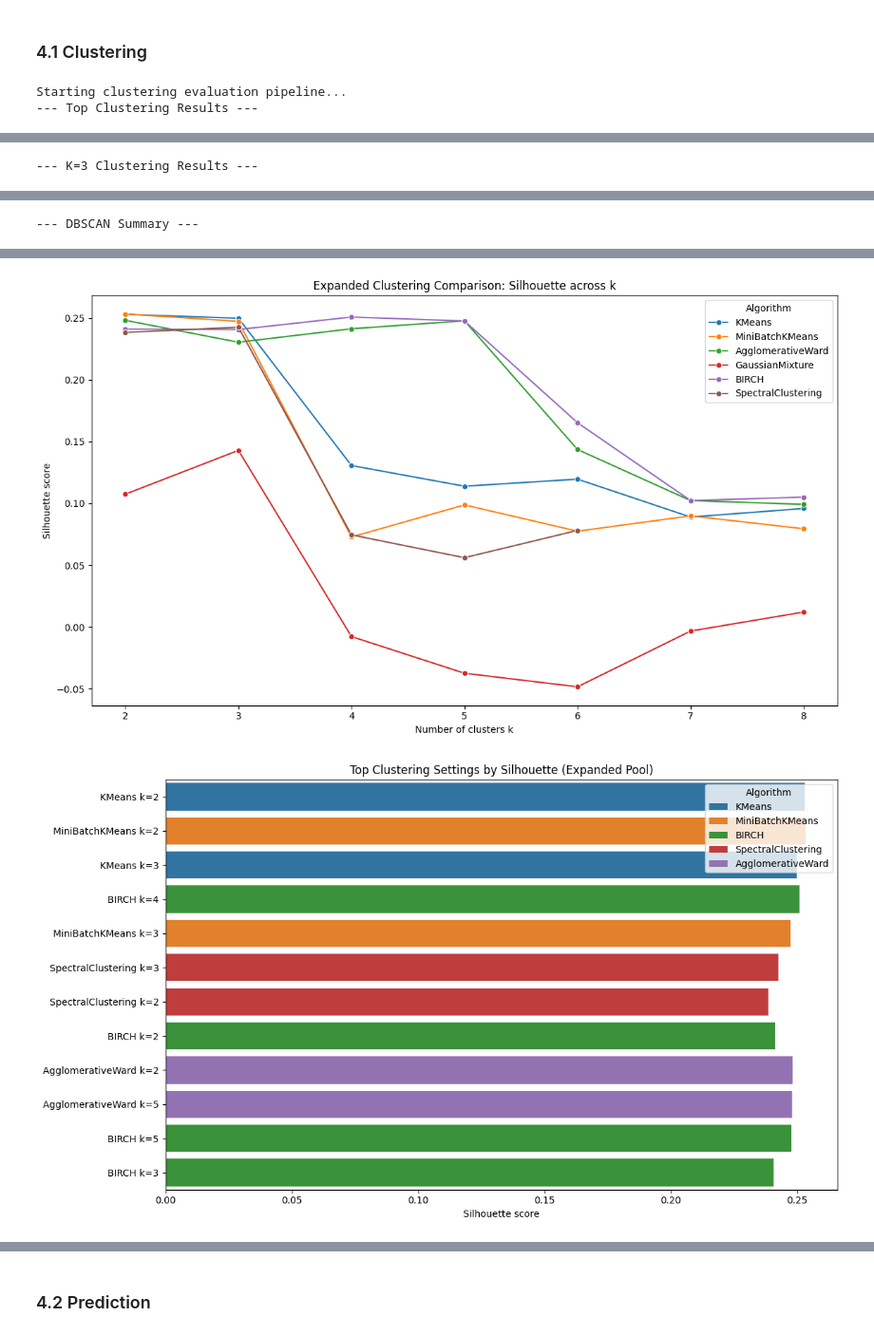
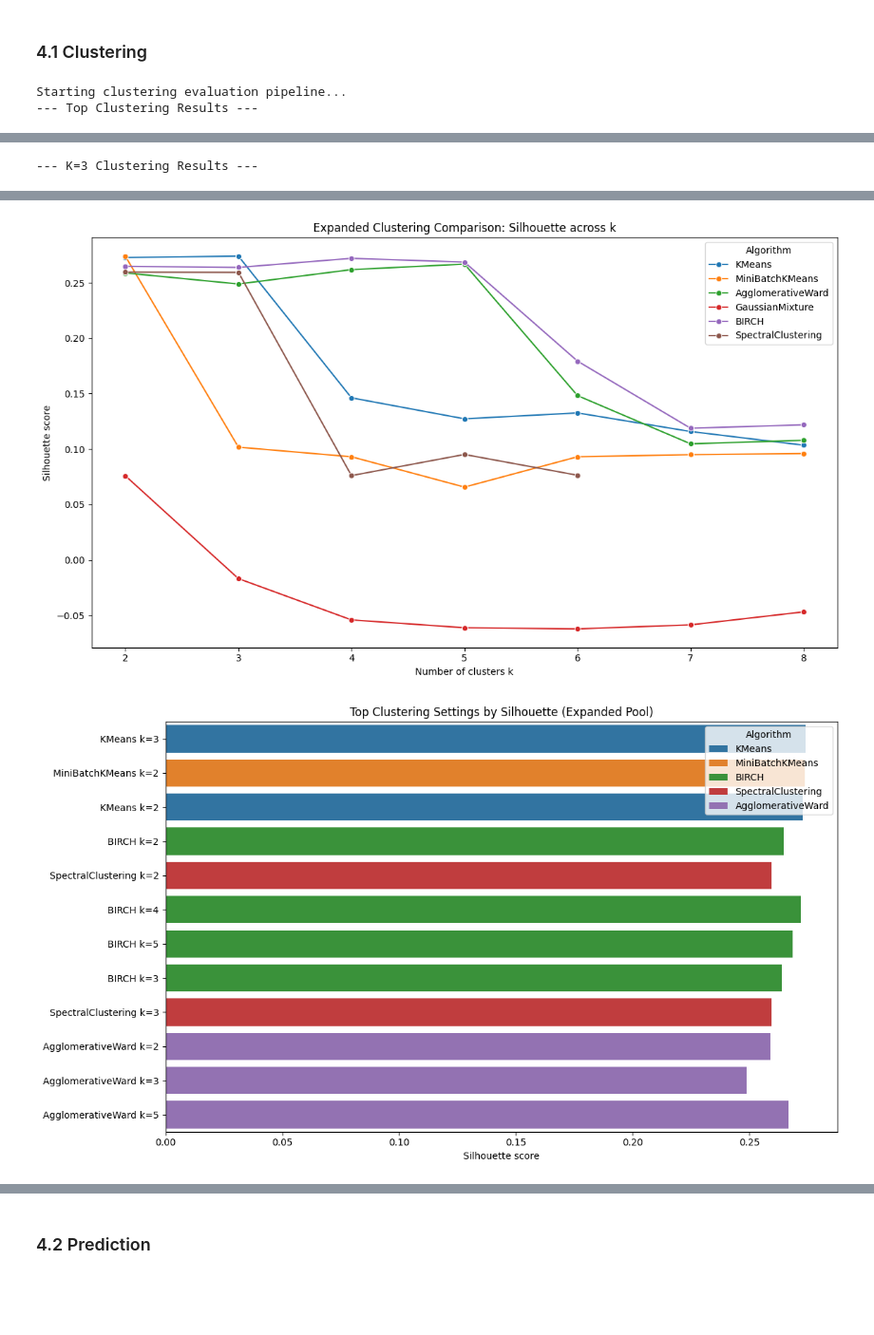
Before and after one commit to CosmosMount/machine_learning_project, a Jupyter notebook: implementation.ipynb, the cells around one changed output, grey strips where cells are left out. Shown at 95% size. Saved outputs shown, nothing was run; the diff lists cells and outputs as text; code cells hidden in the pictures; blank space fills up the shorter version.

```diff
--- a/implementation.ipynb
+++ b/implementation.ipynb
@@ -223,16 +232,12 @@ education_level_mapping = {
     44: 9,  # Doctorate (3rd cycle)
 
     # -1 : Unknown
-    34: -1 # Unknown
+    34: -1, # Unknown
+    99 : -1 # Unknown
 }
 
-X_raw['Mother_Edu_Level'] = X_raw["Mother's qualification"].map(education_level_mapping)
-X_raw['Father_Edu_Level'] = X_raw["Father's qualification"].map(education_level_mapping)
+X_raw['Mother_Edu_Level'] = X_raw["Mother's qualification"].map(education_level_mapping).fillna(-1).astype(int)
+X_raw['Father_Edu_Level'] = X_raw["Father's qualification"].map(education_level_mapping).fillna(-1).astype(int)
 X_raw['Previous_Edu_Level'] = X_raw["Previous qualification"].map(education_level_mapping)
 
 NUMERIC_COLS = NUMERIC_COLS + ['Mother_Edu_Level', 'Father_Edu_Level', 'Previous_Edu_Level']
-
-print(f'Engineered 3 new features → total columns: {X_raw.shape[1]}')
-print('Mother_Edu_Level' in X_raw.columns)
-print('Father_Edu_Level' in X_raw.columns)
-print('Previous_Edu_Level' in X_raw.columns)
@@ -248,10 +248,11 @@ DROP_NZV = [c for c, _ in nzv_cols]
 DROP_CORR = [
     'Curricular units 1st sem (credited)',
     'Curricular units 1st sem (enrolled)',
-    'Curricular units 1st sem (approved)',
     "Mother's qualification",
     "Father's qualification",
-    "Previous qualification"
+    "Previous qualification",
+    "Father's occupation",
+    "Mother's occupation"
 ]
 DROP_ALL = list(set(DROP_NZV + DROP_CORR))
 X = X_raw.drop(columns=DROP_ALL).copy()
@@ -620,7 +636,6 @@ valid_cluster_df['Internal rank mean'] = valid_cluster_df[['Silhouette rank', 'C
 
 cluster_ranked = valid_cluster_df.sort_values(['Internal rank mean', 'Silhouette'], ascending=[True, False])
 cluster_k3 = valid_cluster_df[valid_cluster_df['Setting'] == 'k=3'].sort_values('Silhouette', ascending=False)
-dbscan_summary = cluster_df[cluster_df['Algorithm'] == 'DBSCAN'].copy()
 
 best_internal = cluster_ranked.iloc[0]
 best_k3 = cluster_k3.iloc[0]
@@ -632,9 +647,6 @@ display(cluster_ranked[['Algorithm', 'Setting', 'Effective_k', 'Noise_rate', 'Si
 
 print("\n--- K=3 Clustering Results ---")
 display(cluster_k3[['Algorithm', 'Setting', 'Silhouette', 'Calinski-Harabasz', 'Davies-Bouldin', 'ARI', 'NMI', 'Homogeneity', 'Completeness', 'V-measure']].round(4))
-
-print("\n--- DBSCAN Summary ---")
-display(dbscan_summary[['Setting', 'Effective_k', 'Noise_rate', 'Silhouette', 'ARI', 'NMI']].round(4))
 
 line_df = valid_cluster_df[valid_cluster_df['Setting'].str.startswith('k=')].copy()
 line_df['k'] = line_df['Setting'].str.extract(r'k=(\d+)').astype(int)
@@ -701 +712,0 @@ Starting clustering evaluation pipeline...
---- DBSCAN Summary ---
@@ -715,2 +713,2 @@ Starting clustering evaluation pipeline...
-[figure, old version]
+[figure, new version]
-[figure, old version]
+[figure, new version]
```
Also changed, not shown: parts of 10 cells of this notebook, 8 other files.
